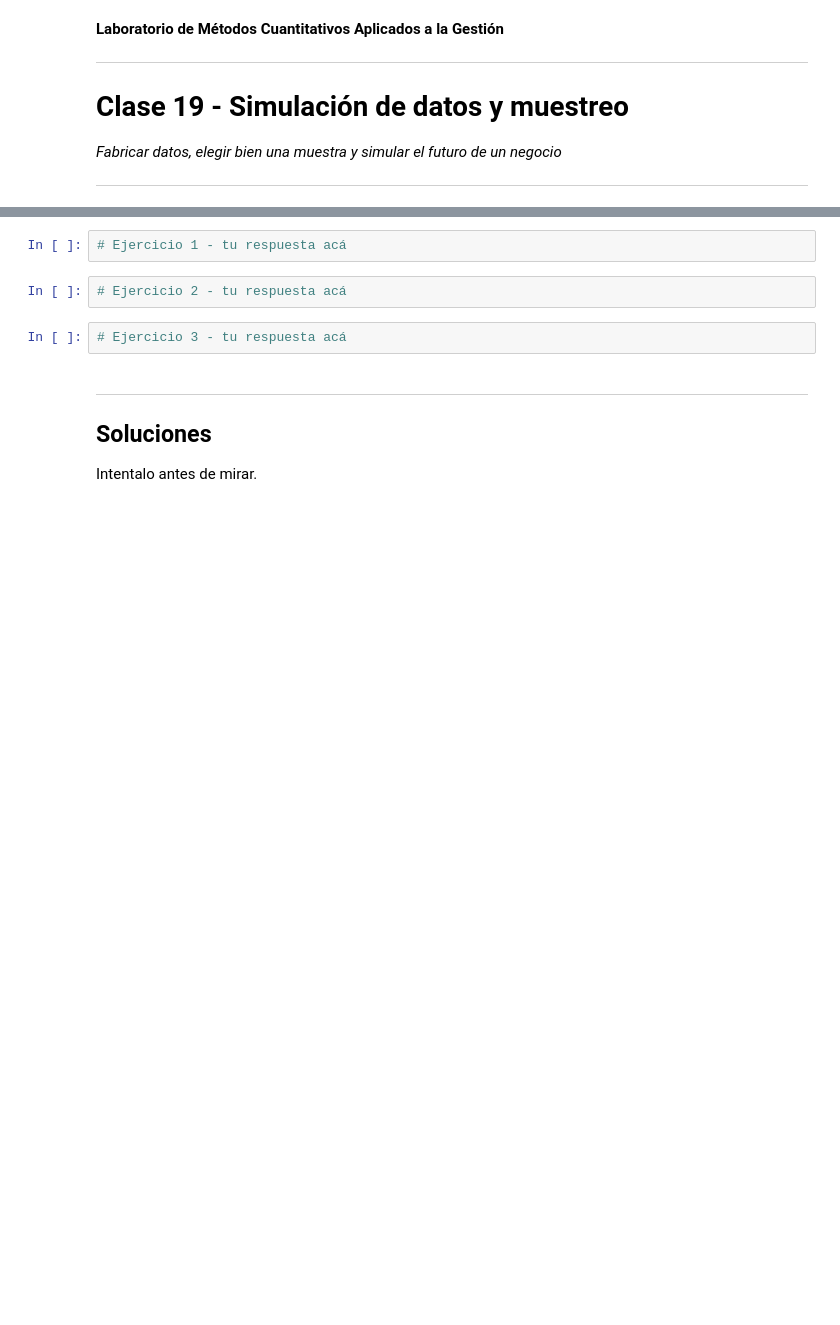
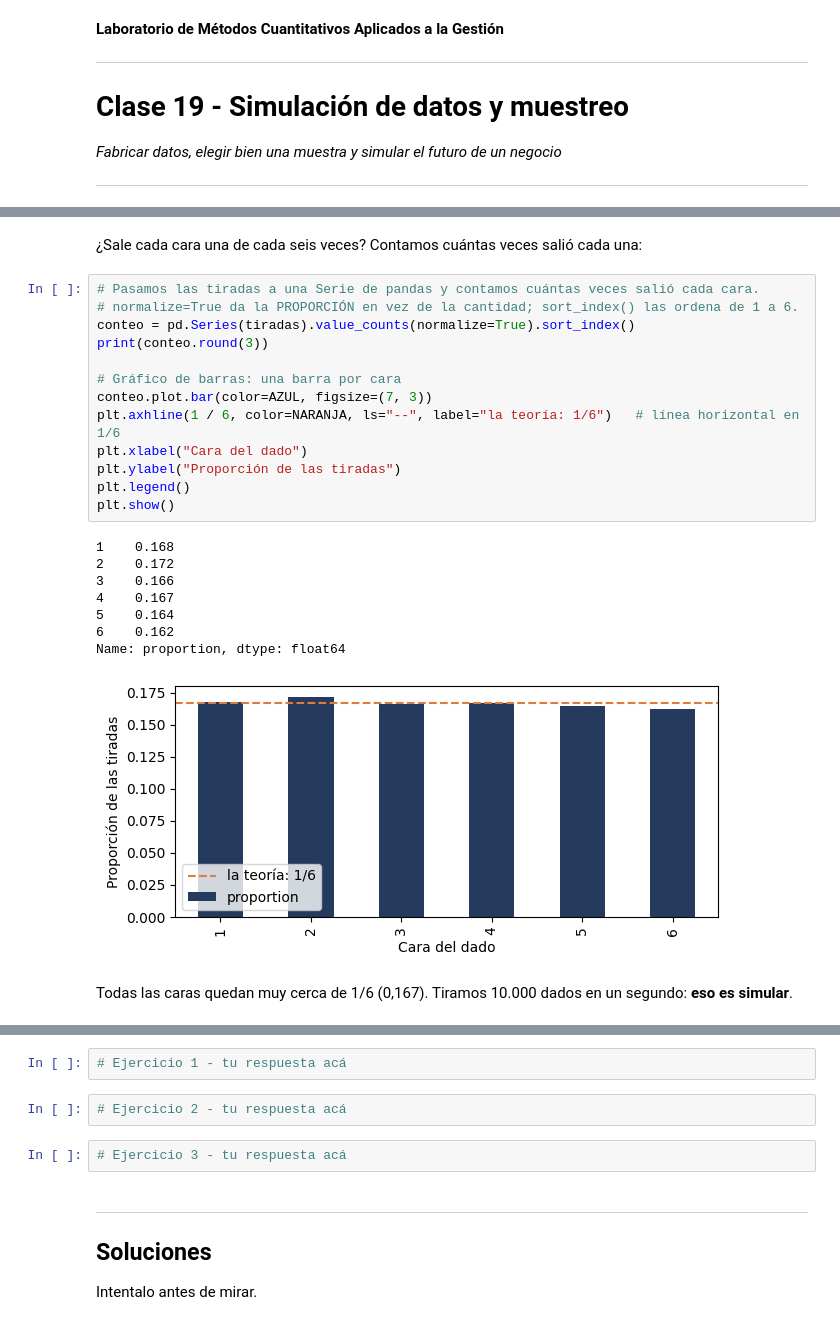
Before and after one commit to Datso653/Laboratorio-de-metodos-Cuantitativos-Aplicados-a-la-gestion, a Jupyter notebook: notebooks/19_Simulacion_de_datos_y_muestreo.ipynb, the cells around one changed output, grey strips where cells are left out. Saved outputs shown, nothing was run; the diff lists cells and outputs as text; blank space fills up the shorter version.

```diff
--- a/notebooks/19_Simulacion_de_datos_y_muestreo.ipynb
+++ b/notebooks/19_Simulacion_de_datos_y_muestreo.ipynb
@@ -286,0 +66,26 @@ Un número solo ("VAN = +0,38") esconde ese riesgo; la simulación lo muestra. C
+# %% [markdown]
+¿Sale cada cara una de cada seis veces? Contamos cuántas veces salió cada una:
+# %%
+# Pasamos las tiradas a una Serie de pandas y contamos cuántas veces salió cada cara.
+# normalize=True da la PROPORCIÓN en vez de la cantidad; sort_index() las ordena de 1 a 6.
+conteo = pd.Series(tiradas).value_counts(normalize=True).sort_index()
+print(conteo.round(3))
+
+# Gráfico de barras: una barra por cara
+conteo.plot.bar(color=AZUL, figsize=(7, 3))
+plt.axhline(1 / 6, color=NARANJA, ls="--", label="la teoría: 1/6")   # línea horizontal en 1/6
+plt.xlabel("Cara del dado")
+plt.ylabel("Proporción de las tiradas")
+plt.legend()
+plt.show()
+# %% [output]
+1    0.168
+2    0.172
+3    0.166
+4    0.167
+5    0.164
+6    0.162
+Name: proportion, dtype: float64
+[figure, added]
+# %% [markdown]
+Todas las caras quedan muy cerca de 1/6 (0,167). Tiramos 10.000 dados en un segundo: **eso es simular**.
```
Also changed, not shown: parts of 77 cells of this notebook, 1 other file.
